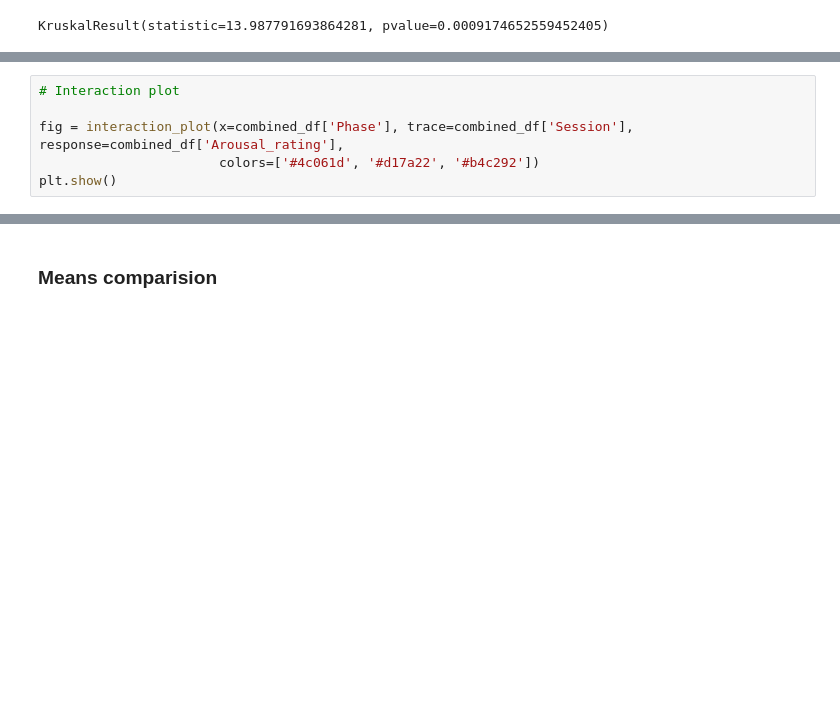
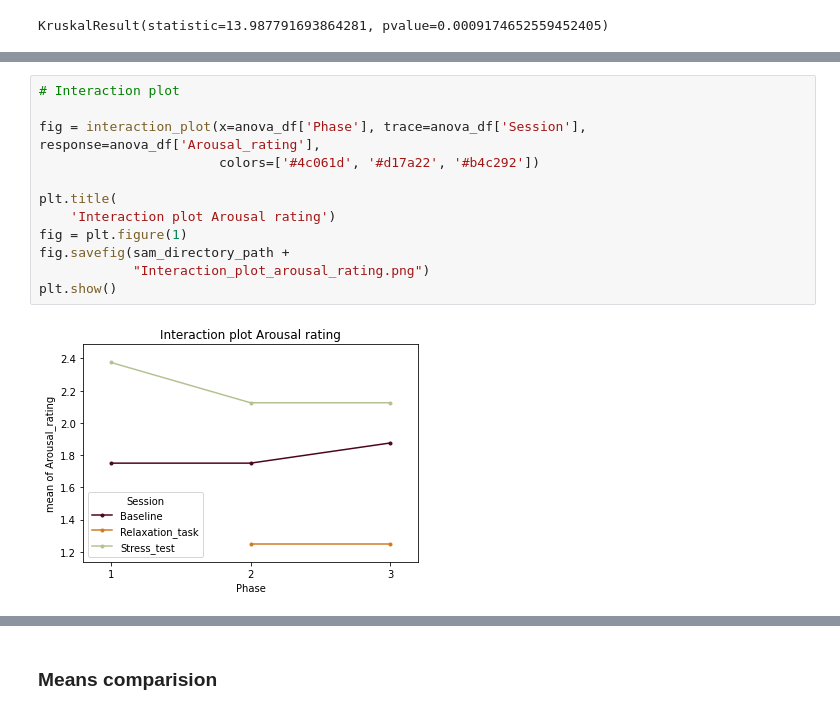
Before and after one commit to VaM999/Haptics_Stress_Eval, a Jupyter notebook: User_study_data_analysis/User_study_data_processing.ipynb, the cells around one changed output, grey strips where cells are left out. Drawn from its saved outputs; the diff is of its cells as text; blank space fills up the shorter version.

```diff
--- a/User_study_data_analysis/User_study_data_processing.ipynb
+++ b/User_study_data_analysis/User_study_data_processing.ipynb
@@ -654,6 +665,14 @@ anova_table
 # %%
 # Interaction plot
 
-fig = interaction_plot(x=combined_df['Phase'], trace=combined_df['Session'], response=combined_df['Arousal_rating'],
+fig = interaction_plot(x=anova_df['Phase'], trace=anova_df['Session'], response=anova_df['Arousal_rating'],
                        colors=['#4c061d', '#d17a22', '#b4c292'])
+
+plt.title(
+    'Interaction plot Arousal rating')
+fig = plt.figure(1)
+fig.savefig(sam_directory_path +
+            "Interaction_plot_arousal_rating.png")
 plt.show()
+# %% [output]
+[figure, added]
```
Also changed, not shown: parts of 15 cells of this notebook, 7 other files.
